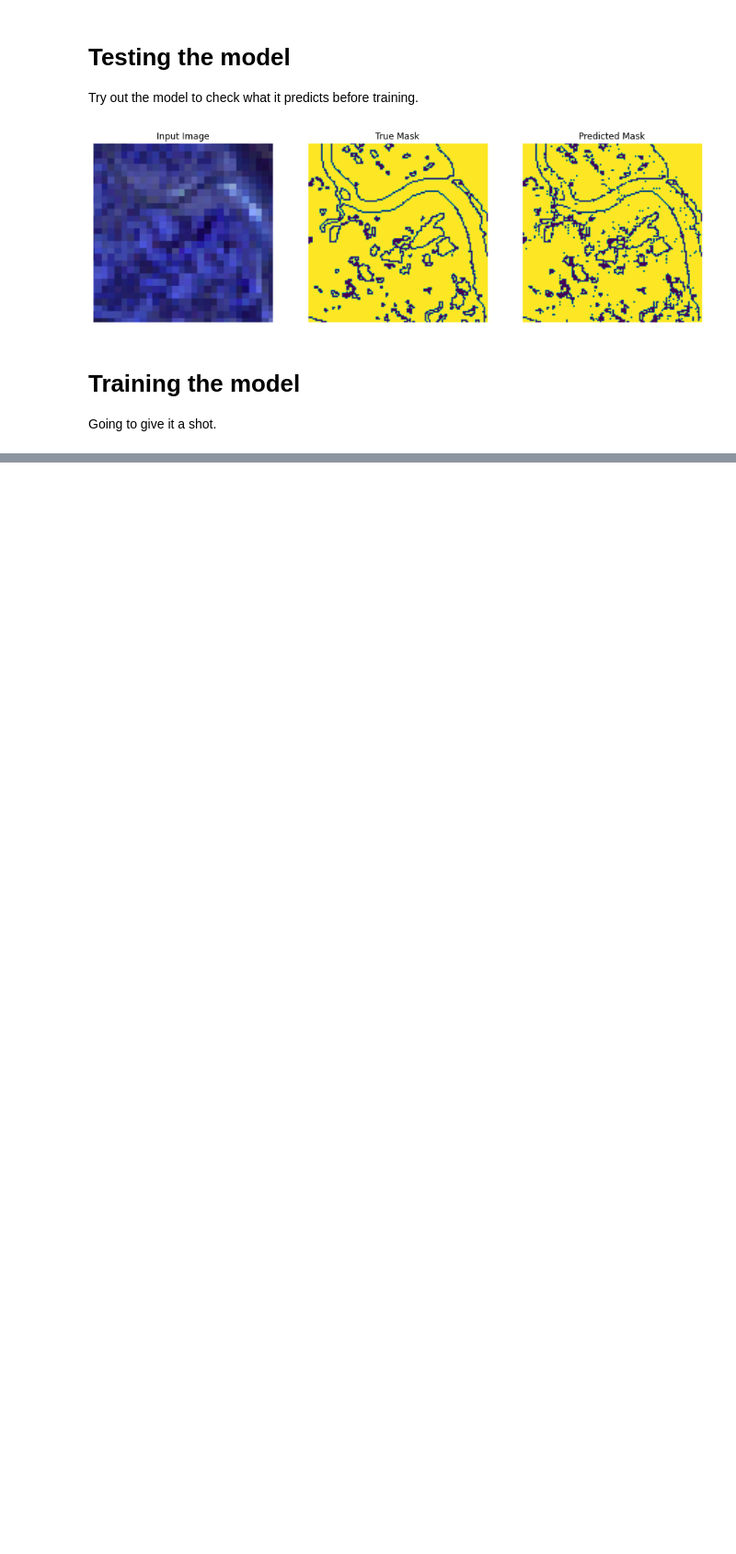
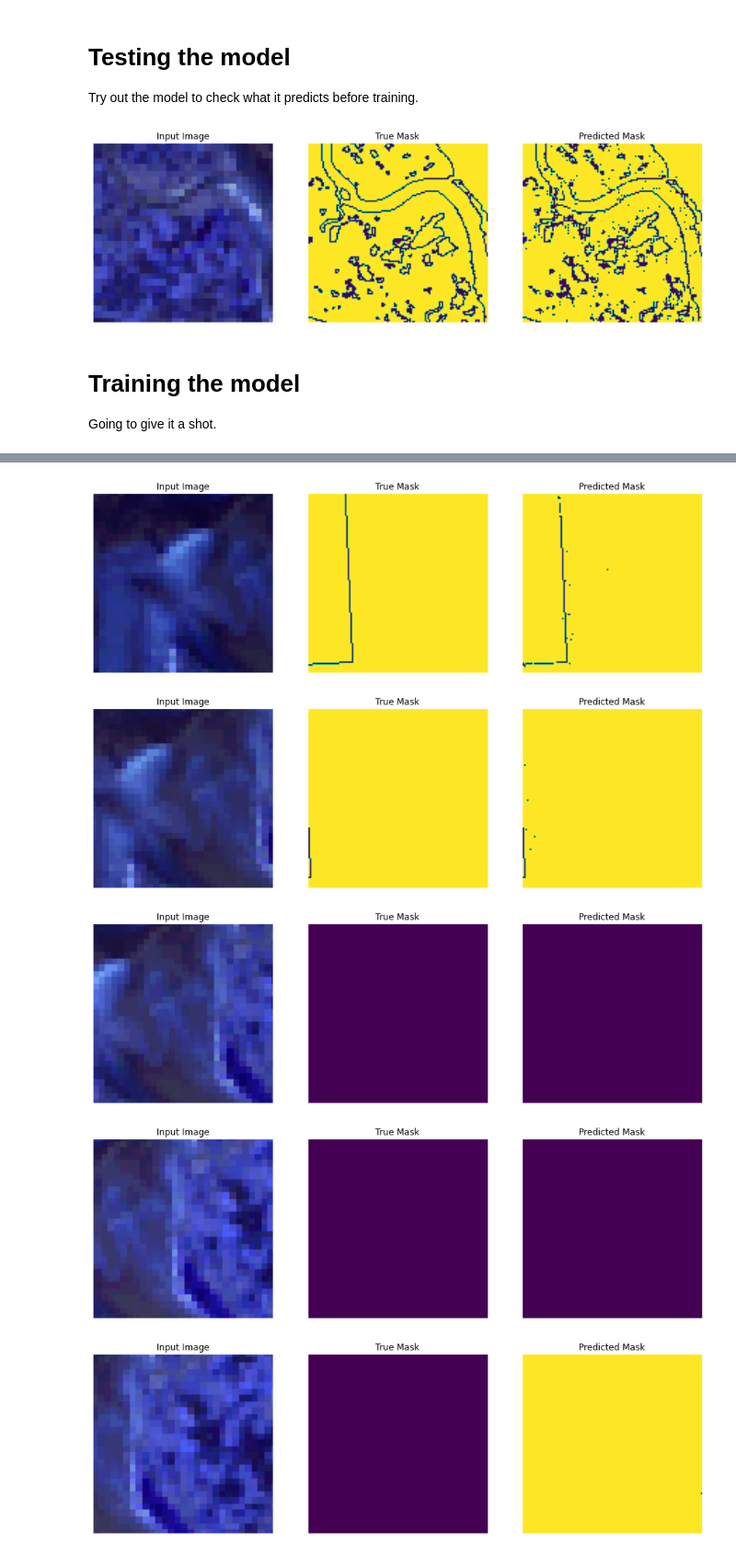
Before and after one commit to colefranks/MarshBoundaries, a Jupyter notebook: MarshBoundaries.ipynb, the cells around one changed output, grey strips where cells are left out. Shown at 92% size. Drawn from its saved outputs; the diff is of its cells as text; code cells hidden in the pictures; blank space fills up the shorter version.

```diff
--- a/MarshBoundaries.ipynb
+++ b/MarshBoundaries.ipynb
@@ -363,0 +397,11 @@ os.stat('model.h5').st_size
+# %%
+#first inspect
+for patch,mask in patch_dataset.skip(800).take(10):
+    sample_image,sample_mask = patch, mask
+    show_predictions_loaded()
+# %% [output]
+[figure, added]
+[figure, added]
+[figure, added]
+[figure, added]
+[figure, added]
```
Also changed, not shown: parts of 21 cells of this notebook, 14 other files.
